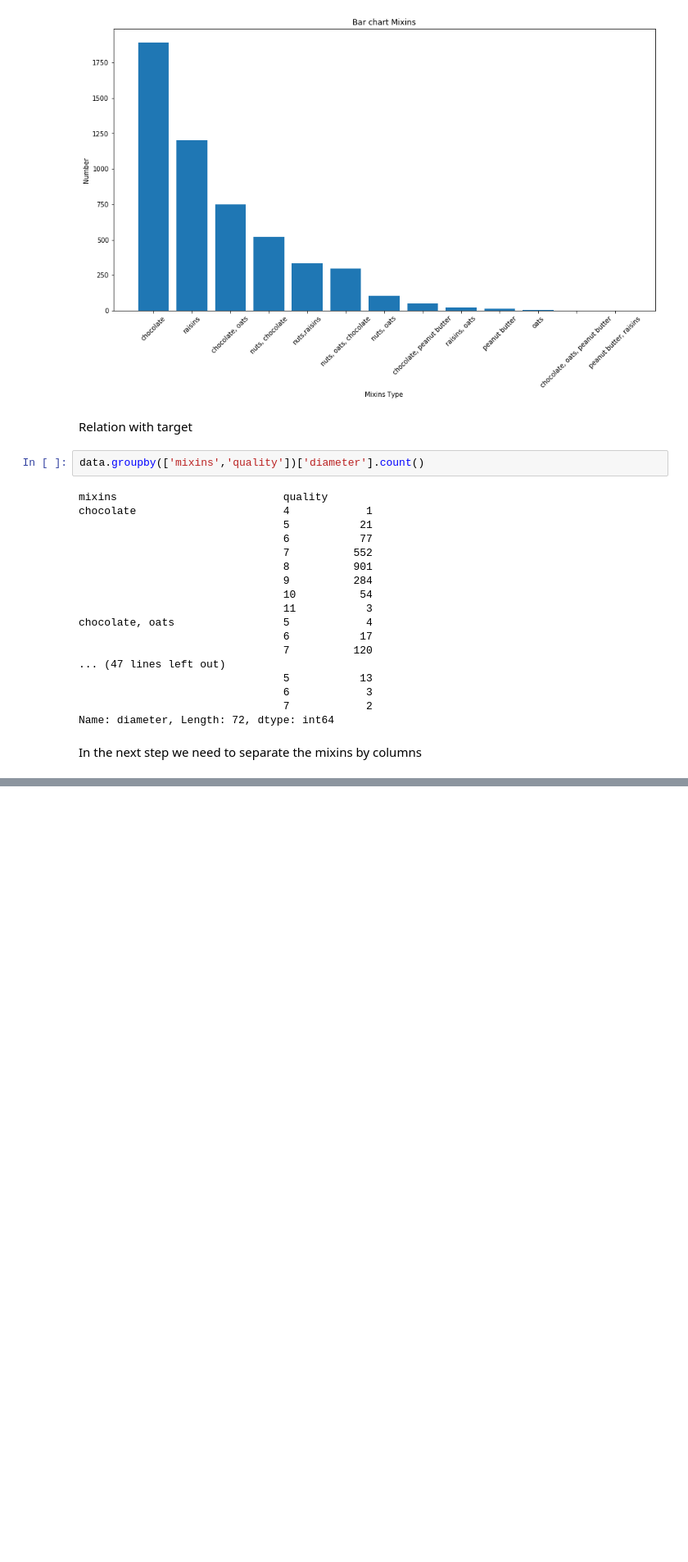
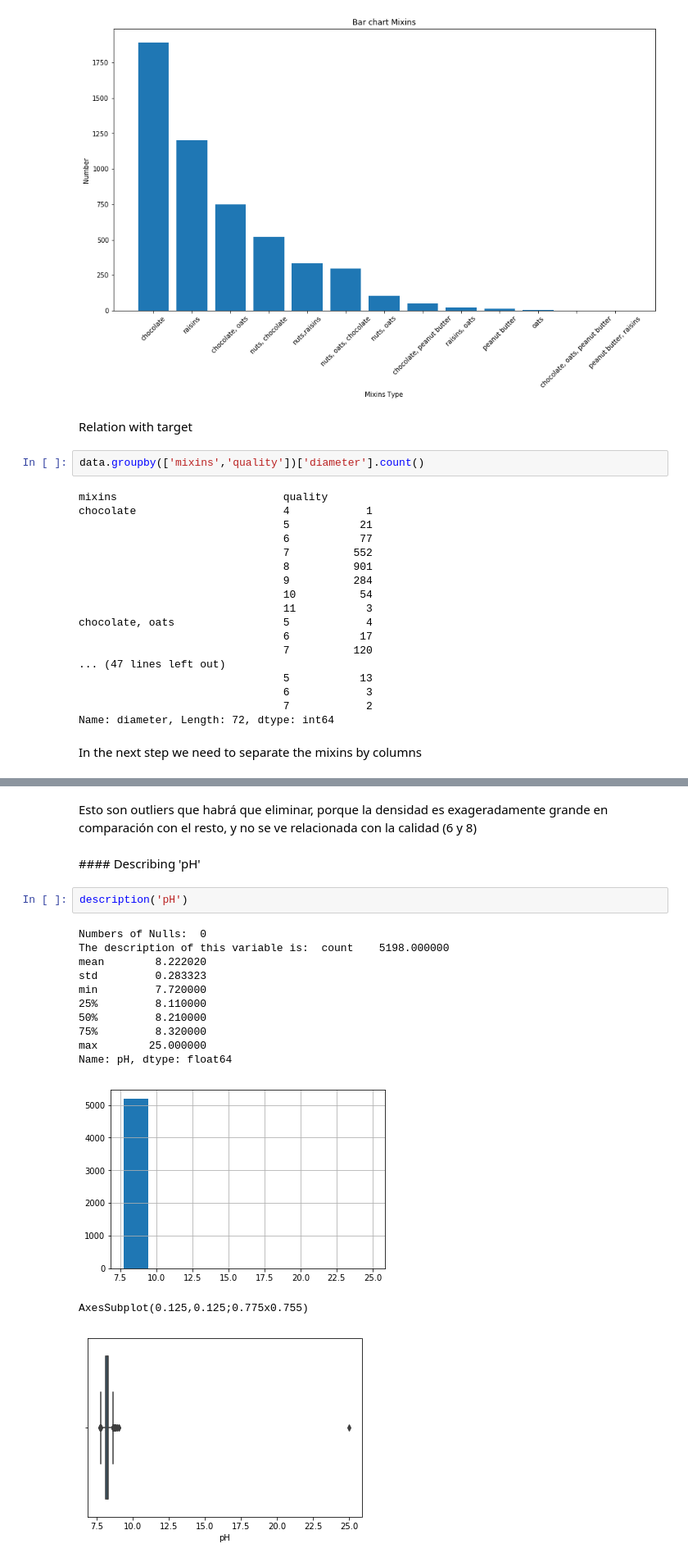
Before and after one commit to ljgoico/DATATHON_PHGL, a Jupyter notebook: main-PHGL.ipynb, the cells around one changed output, grey strips where cells are left out. Shown at 82% size. Cells and saved outputs as stored; diff of their text form; blank space fills up the shorter version.

```diff
--- a/main-PHGL.ipynb
+++ b/main-PHGL.ipynb
@@ -324,0 +388,20 @@ In the next step we need to separate the mixins by columns
+# %% [markdown]
+Esto son outliers que habrá que eliminar, porque la densidad es exageradamente grande en comparación con el resto, y no se ve relacionada con la calidad (6 y 8)
+# %% [markdown]
+#### Describing 'pH'
+# %%
+description('pH')
+# %% [output]
+Numbers of Nulls:  0
+The description of this variable is:  count    5198.000000
+mean        8.222020
+std         0.283323
+min         7.720000
+25%         8.110000
+50%         8.210000
+75%         8.320000
+max        25.000000
+Name: pH, dtype: float64
+[figure, added]
+AxesSubplot(0.125,0.125;0.775x0.755)
+[figure, added]
```
Also changed, not shown: parts of 32 cells of this notebook.
